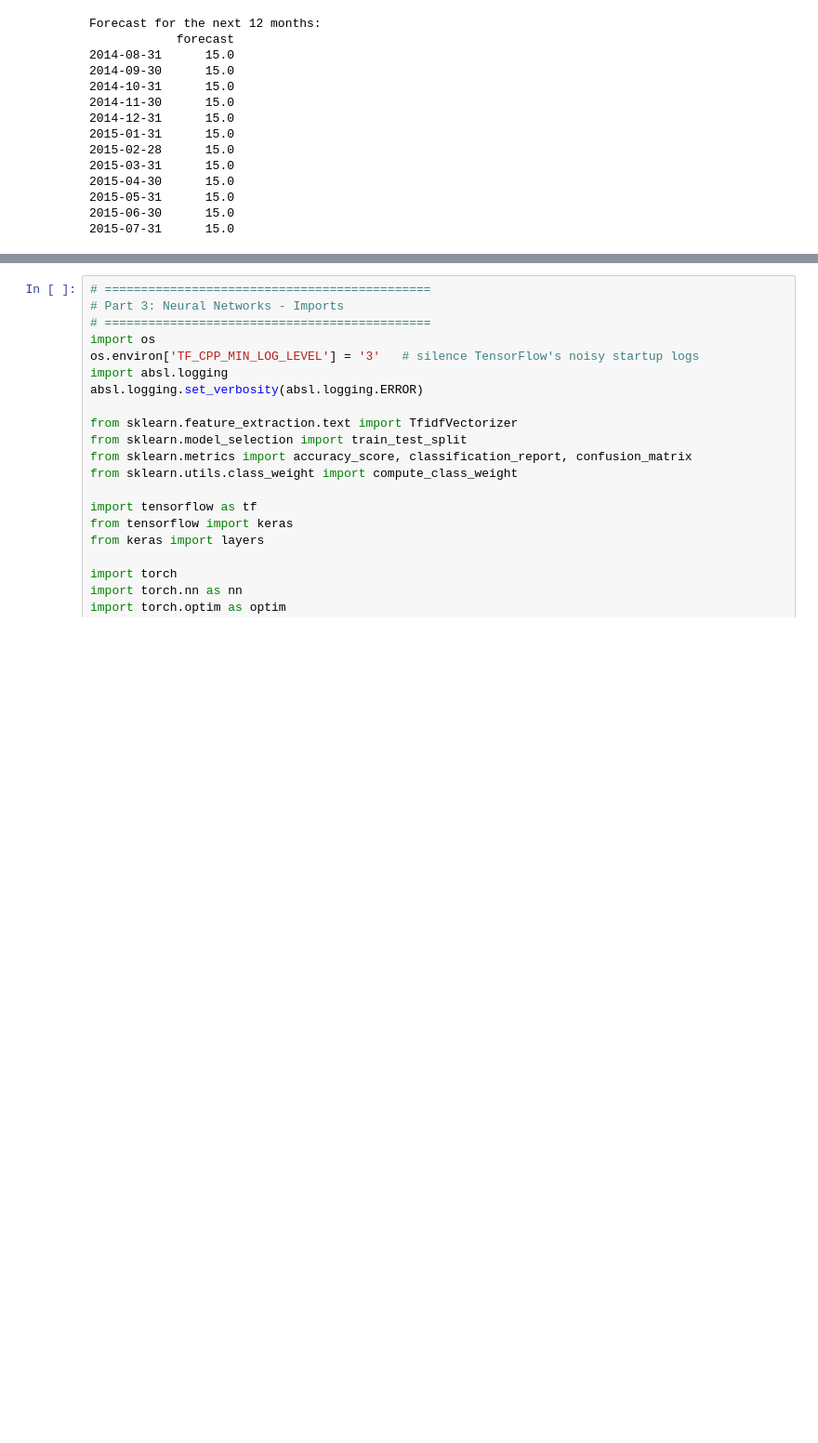
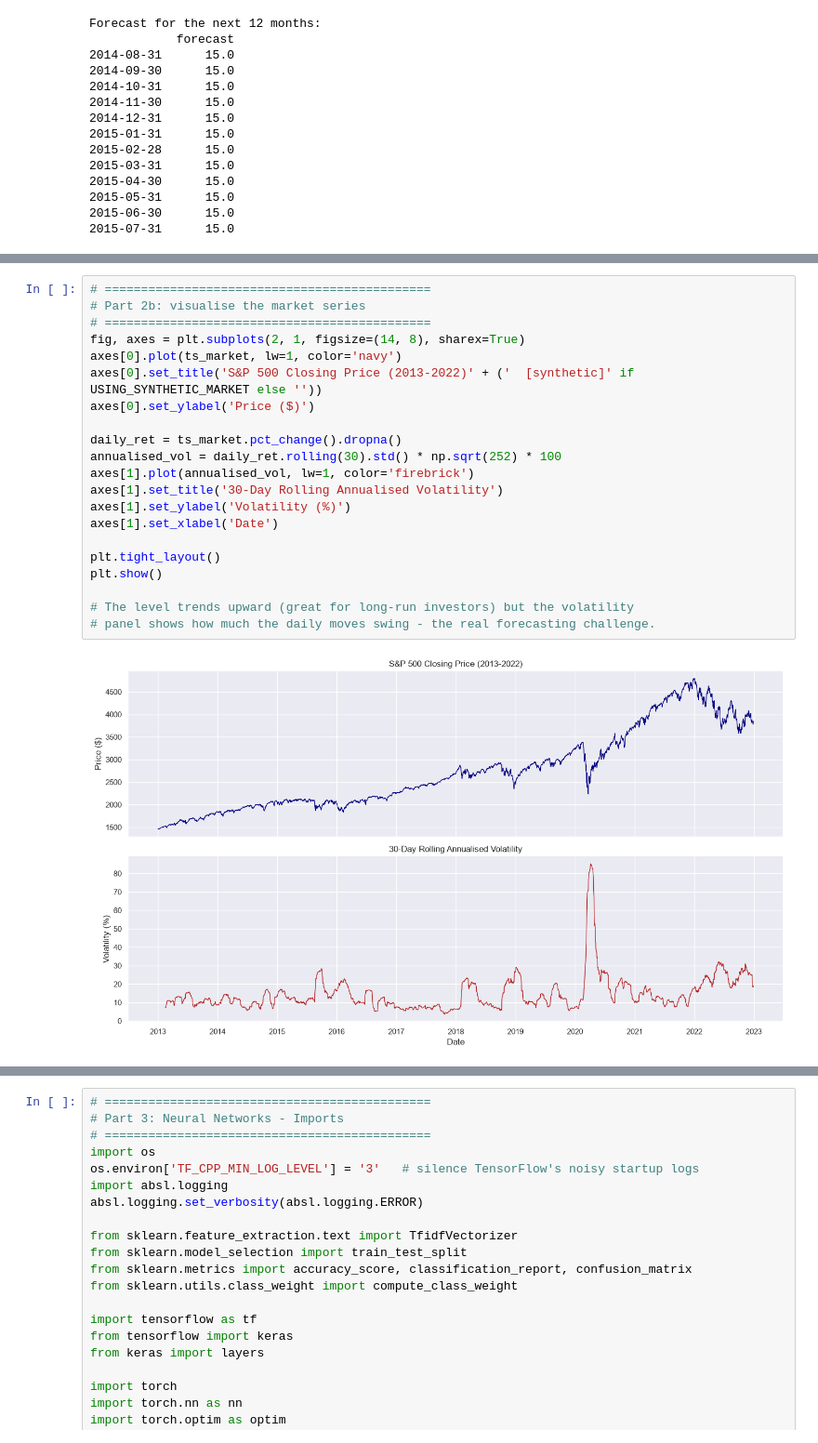
Before and after one commit to Josphat-ombui/Summative-Lab--Analytics-Firm-Clients, a Jupyter notebook: C09_M08.ipynb, the cells around one changed output, grey strips where cells are left out. Shown at 93% size. Drawn from its saved outputs; the diff is of its cells as text; blank space fills up the shorter version.

```diff
--- a/C09_M08.ipynb
+++ b/C09_M08.ipynb
@@ -954,0 +1009,23 @@ triaged. This is a *multi-class classification* problem on text, solved with a n
+# %%
+# =============================================
+# Part 2b: visualise the market series
+# =============================================
+fig, axes = plt.subplots(2, 1, figsize=(14, 8), sharex=True)
+axes[0].plot(ts_market, lw=1, color='navy')
+axes[0].set_title('S&P 500 Closing Price (2013-2022)' + ('  [synthetic]' if USING_SYNTHETIC_MARKET else ''))
+axes[0].set_ylabel('Price ($)')
+
+daily_ret = ts_market.pct_change().dropna()
+annualised_vol = daily_ret.rolling(30).std() * np.sqrt(252) * 100
+axes[1].plot(annualised_vol, lw=1, color='firebrick')
+axes[1].set_title('30-Day Rolling Annualised Volatility')
+axes[1].set_ylabel('Volatility (%)')
+axes[1].set_xlabel('Date')
+
+plt.tight_layout()
+plt.show()
+
+# The level trends upward (great for long-run investors) but the volatility
+# panel shows how much the daily moves swing - the real forecasting challenge.
+# %% [output]
+[figure, added]
```
Also changed, not shown: parts of 26 cells of this notebook.
